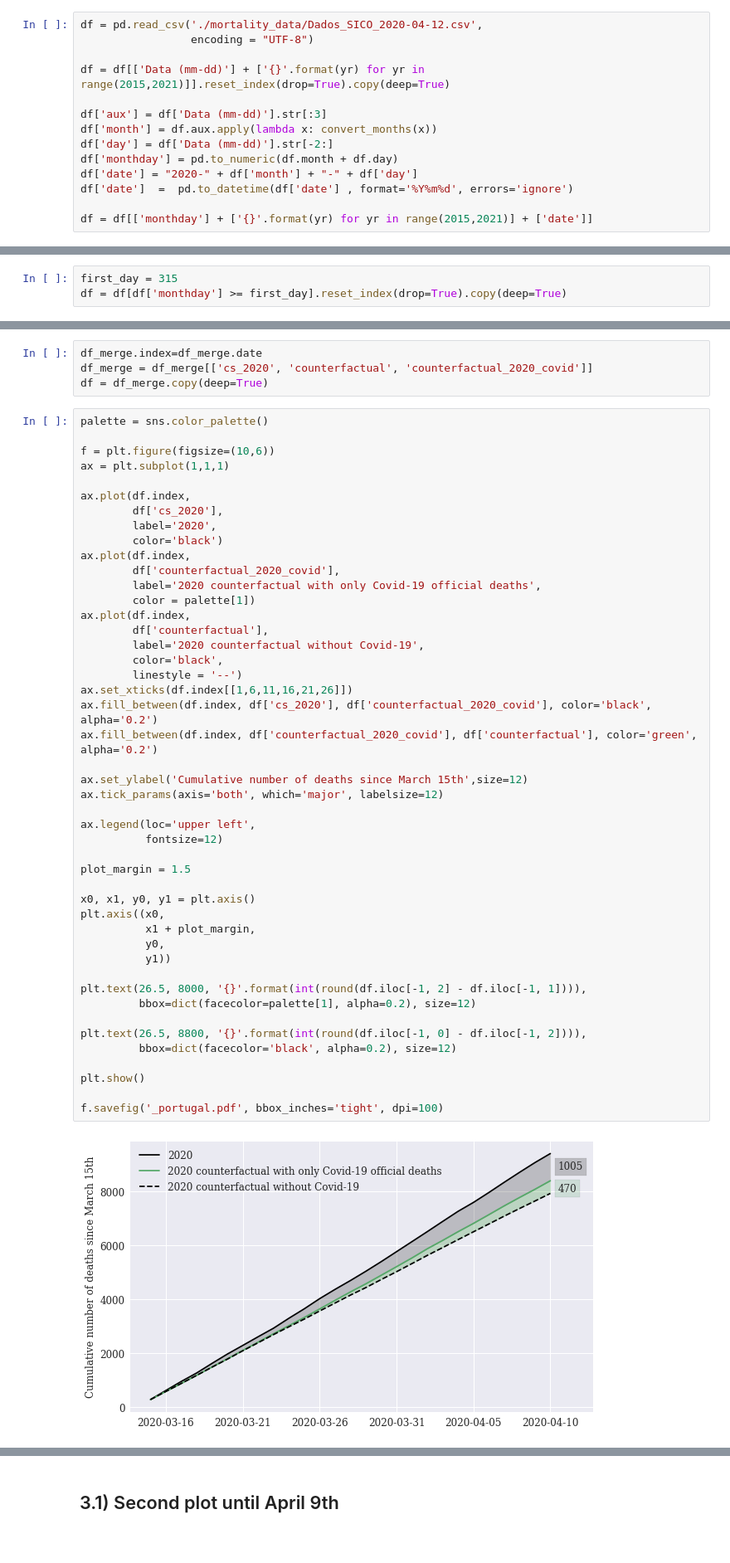
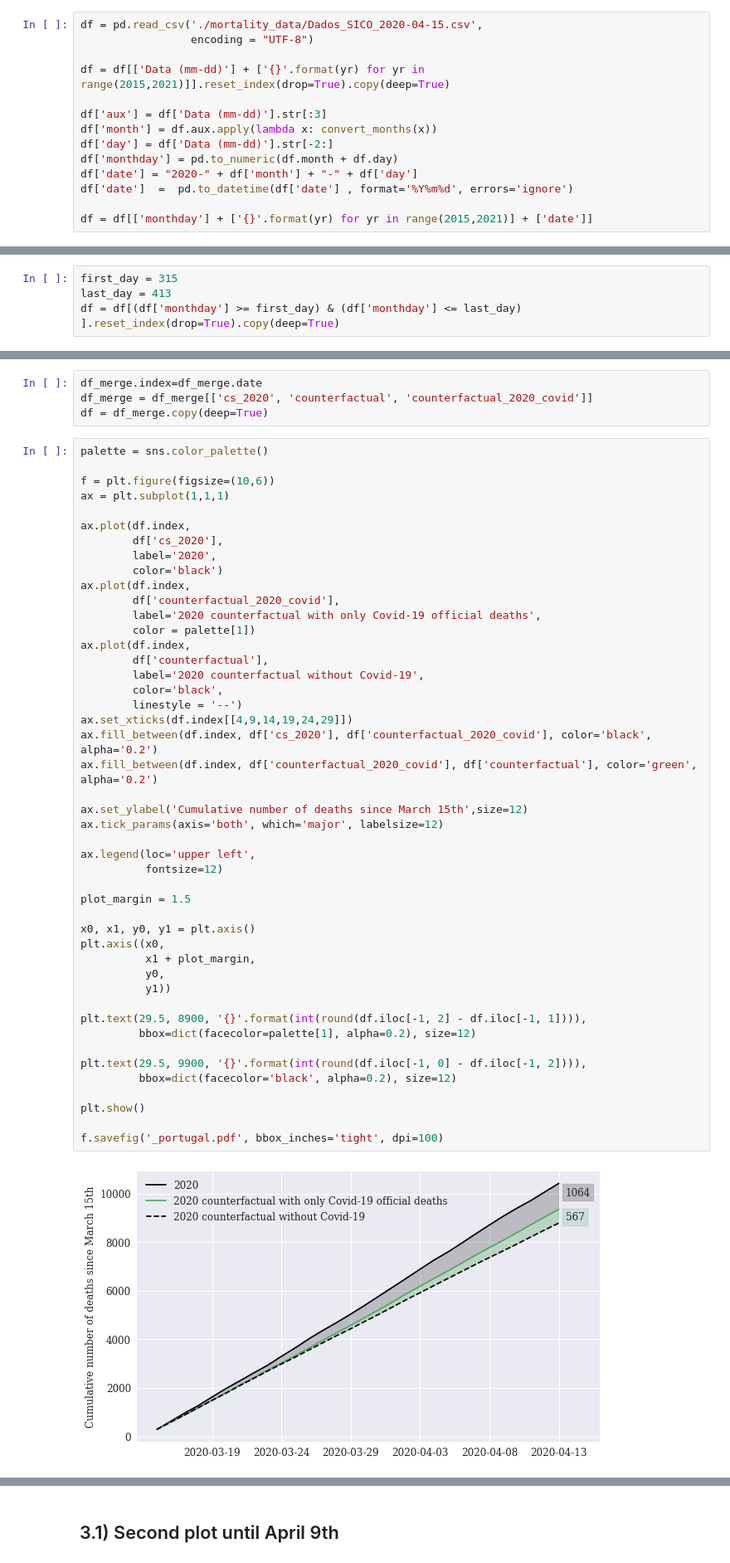
Before and after one commit to sebastianhohmann/covid19_total_death, a Jupyter notebook: portugal/PT_counterfactual.ipynb, the cells around one changed output, grey strips where cells are left out. Shown at 83% size. Drawn from its saved outputs; the diff is of its cells as text.

```diff
--- a/portugal/PT_counterfactual.ipynb
+++ b/portugal/PT_counterfactual.ipynb
@@ -34,7 +34,7 @@ def convert_months(month):
 
     return months[month]
 # %%
-df = pd.read_csv('./mortality_data/Dados_SICO_2020-04-12.csv',
+df = pd.read_csv('./mortality_data/Dados_SICO_2020-04-15.csv',
                  encoding = "UTF-8")
 
 df = df[['Data (mm-dd)'] + ['{}'.format(yr) for yr in range(2015,2021)]].reset_index(drop=True).copy(deep=True)
@@ -51,7 +51,8 @@ df = df[['monthday'] + ['{}'.format(yr) for yr in range(2015,2021)] + ['date']]
 dropping all dates before first covid death (march 16, start on the 15th)
 # %%
 first_day = 315
-df = df[df['monthday'] >= first_day].reset_index(drop=True).copy(deep=True)
+last_day = 413
+df = df[(df['monthday'] >= first_day) & (df['monthday'] <= last_day) ].reset_index(drop=True).copy(deep=True)
 # %% [markdown]
 computing cumulative totals
 # %%
@@ -126,37 +127,37 @@ ax.plot(df.index,
 ax.plot(df.index,
         df['counterfactual'],
         label='2020 counterfactual without Covid-19',
         color='black',
         linestyle = '--')
-ax.set_xticks(df.index[[1,6,11,16,21,26]])
+ax.set_xticks(df.index[[4,9,14,19,24,29]])
 ax.fill_between(df.index, df['cs_2020'], df['counterfactual_2020_covid'], color='black', alpha='0.2')
 ax.fill_between(df.index, df['counterfactual_2020_covid'], df['counterfactual'], color='green', alpha='0.2')
 
 ax.set_ylabel('Cumulative number of deaths since March 15th',size=12)
 ax.tick_params(axis='both', which='major', labelsize=12)
 
 ax.legend(loc='upper left',
           fontsize=12)
 
 plot_margin = 1.5
 
 x0, x1, y0, y1 = plt.axis()
 plt.axis((x0,
           x1 + plot_margin,
           y0,
           y1))
 
-plt.text(26.5, 8000, '{}'.format(int(round(df.iloc[-1, 2] - df.iloc[-1, 1]))),
+plt.text(29.5, 8900, '{}'.format(int(round(df.iloc[-1, 2] - df.iloc[-1, 1]))),
          bbox=dict(facecolor=palette[1], alpha=0.2), size=12)
 
-plt.text(26.5, 8800, '{}'.format(int(round(df.iloc[-1, 0] - df.iloc[-1, 2]))),
+plt.text(29.5, 9900, '{}'.format(int(round(df.iloc[-1, 0] - df.iloc[-1, 2]))),
          bbox=dict(facecolor='black', alpha=0.2), size=12)
 
 plt.show()
 
 f.savefig('_portugal.pdf', bbox_inches='tight', dpi=100)
 # %% [output]
-[figure, old version]
+[figure, new version]
 # %%
 print('Official covid-deaths: {} = green - dashed black'.format(round(df.iloc[-1, 2] - df.iloc[-1, 1])))
 print('Excess deaths: {} = solid black - dashed black'.format(round(df.iloc[-1, 0] - df.iloc[-1, 1])))
```
Also changed, not shown: parts of 3 cells of this notebook, 2 other files.
